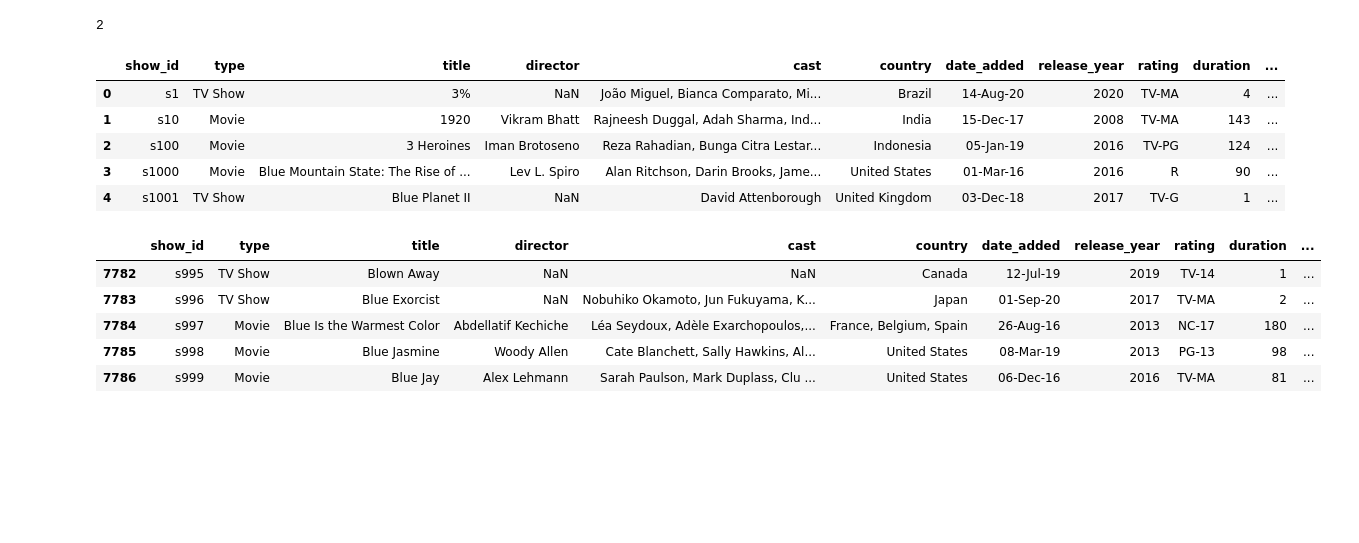
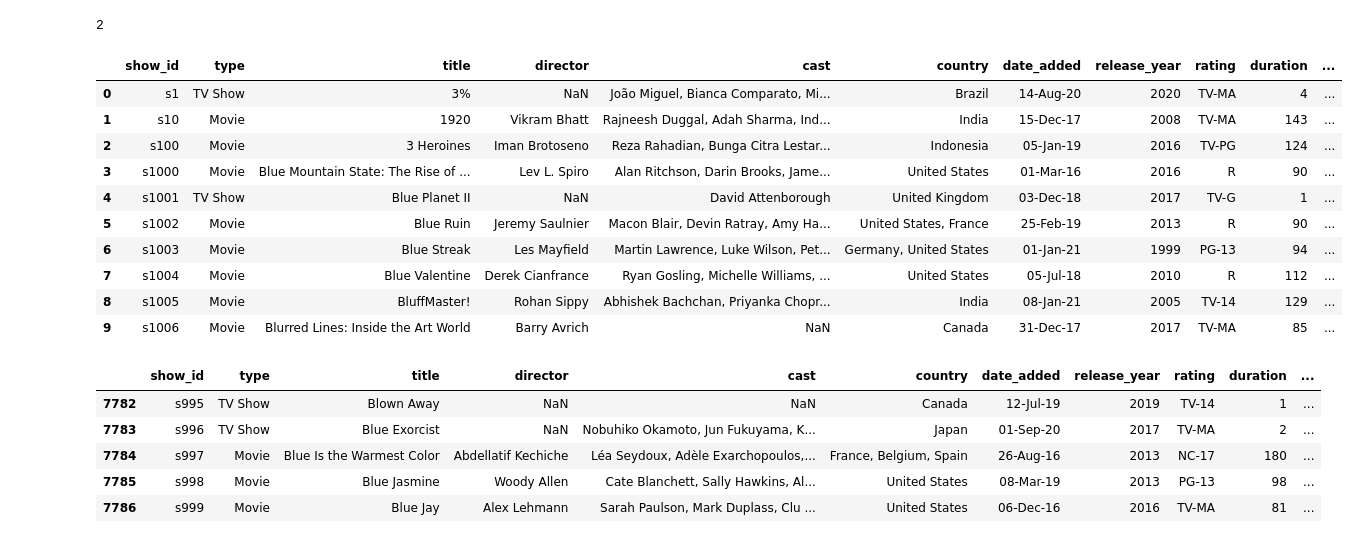
Before and after one commit to suyogjadhav45/DSBDA-LAB, a Jupyter notebook: Assignments/Assig_1_2.ipynb, the cells around one changed output. Drawn from its saved outputs; the diff is of its cells as text; code cells hidden in the pictures; blank space fills up the shorter version.

```diff
--- a/Assignments/Assig_1_2.ipynb
+++ b/Assignments/Assig_1_2.ipynb
@@ -12,14 +12,19 @@ df.ndim
 # %% [output]
 2
 # %%
-df.head()
+df.head(10)
 # %% [output]
 |  | show_id | type | title | director | cast | country | date_added | release_year | rating | duration | ... |
 | 0 | s1 | TV Show | 3% | NaN | João Miguel, Bianca Comparato, Mi... | Brazil | 14-Aug-20 | 2020 | TV-MA | 4 | ... |
 | 1 | s10 | Movie | 1920 | Vikram Bhatt | Rajneesh Duggal, Adah Sharma, Ind... | India | 15-Dec-17 | 2008 | TV-MA | 143 | ... |
 | 2 | s100 | Movie | 3 Heroines | Iman Brotoseno | Reza Rahadian, Bunga Citra Lestar... | Indonesia | 05-Jan-19 | 2016 | TV-PG | 124 | ... |
 | 3 | s1000 | Movie | Blue Mountain State: The Rise of ... | Lev L. Spiro | Alan Ritchson, Darin Brooks, Jame... | United States | 01-Mar-16 | 2016 | R | 90 | ... |
 | 4 | s1001 | TV Show | Blue Planet II | NaN | David Attenborough | United Kingdom | 03-Dec-18 | 2017 | TV-G | 1 | ... |
+| 5 | s1002 | Movie | Blue Ruin | Jeremy Saulnier | Macon Blair, Devin Ratray, Amy Ha... | United States, France | 25-Feb-19 | 2013 | R | 90 | ... |
+| 6 | s1003 | Movie | Blue Streak | Les Mayfield | Martin Lawrence, Luke Wilson, Pet... | Germany, United States | 01-Jan-21 | 1999 | PG-13 | 94 | ... |
+| 7 | s1004 | Movie | Blue Valentine | Derek Cianfrance | Ryan Gosling, Michelle Williams, ... | United States | 05-Jul-18 | 2010 | R | 112 | ... |
+| 8 | s1005 | Movie | BluffMaster! | Rohan Sippy | Abhishek Bachchan, Priyanka Chopr... | India | 08-Jan-21 | 2005 | TV-14 | 129 | ... |
+| 9 | s1006 | Movie | Blurred Lines: Inside the Art World | Barry Avrich | NaN | Canada | 31-Dec-17 | 2017 | TV-MA | 85 | ... |
 # %%
 df.tail()
 # %% [output]
```
Also changed, not shown: 16 other files.
